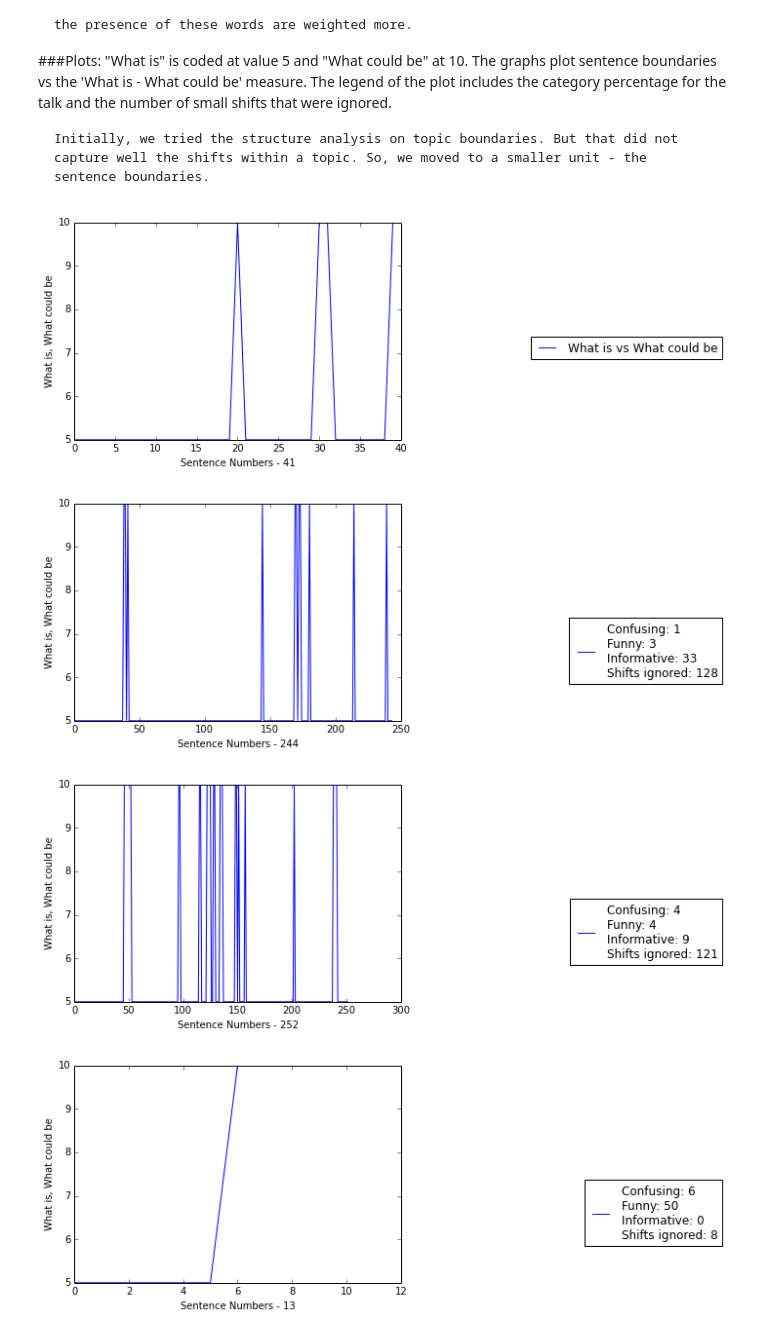
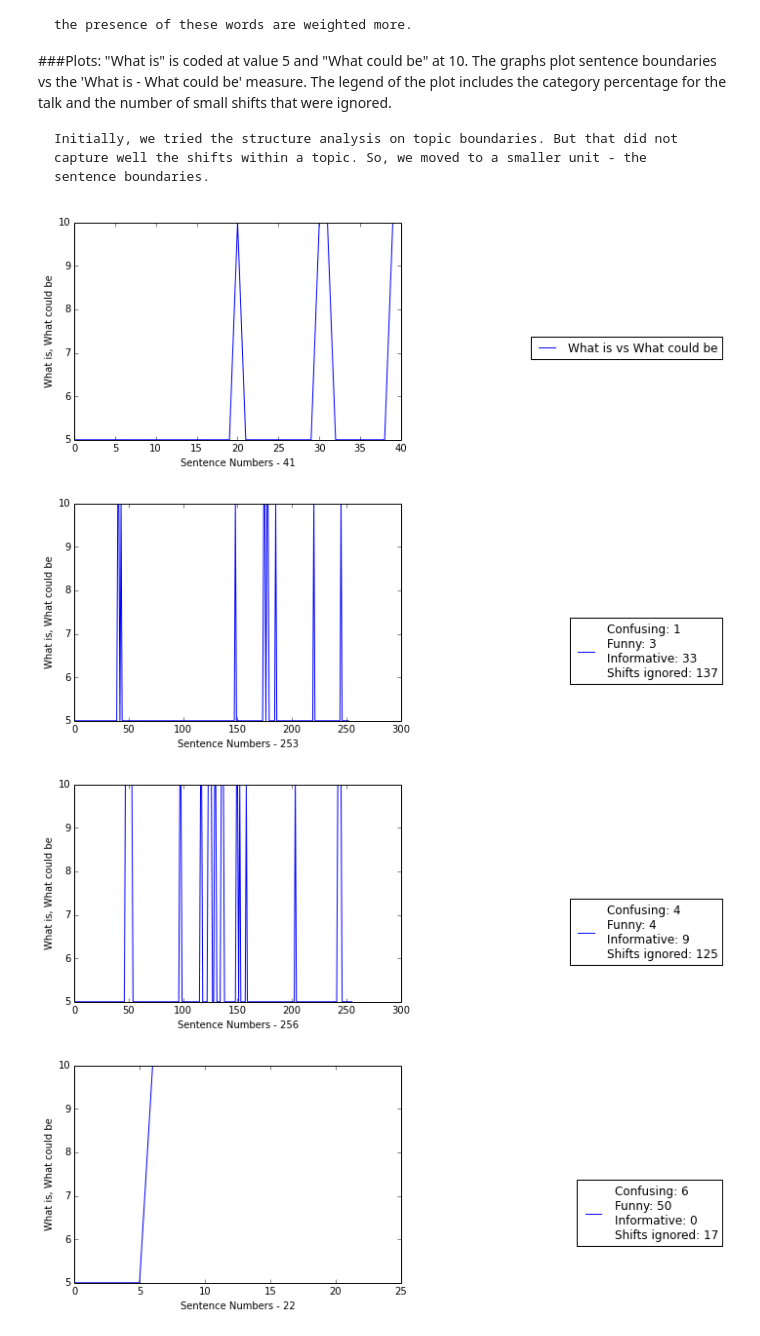
Before and after one commit to RahulJKVerma/NLP_Final_Project, a Jupyter notebook: notebooks/Master Notebook-Final version.ipynb, the cells around one changed output. Drawn from its saved outputs; the diff is of its cells as text; code cells hidden in the pictures.

```diff
--- a/notebooks/Master Notebook-Final version.ipynb
+++ b/notebooks/Master Notebook-Final version.ipynb
@@ -748,14 +741,18 @@ THIRD_PERSON = ["it", "they", "their"]
 
     Initially, we tried the structure analysis on topic boundaries. But that did not capture well the shifts within a topic. So, we moved to a smaller unit - the sentence boundaries.
 # %%
+tagged_sentences = list()
+for talk in para_words_tagged:
+    tagged_sentences.append([sent for para in talk for sent in para])
+
 talks = [
         (-1, tagged),               # Sample Jolie talk picked from http://www.duarte.com/blog/category/speech-analysis/
-        (12, tagged_sents[12]),     # Informative : 33 vs confusing: 1 vs Funny 3
-        (144, tagged_sents[144]),   # Informative : 9 vs confusing: 4 vs Funny 4
-        (151, tagged_sents[151]),   # Informative : 0 vs confusing: 50 vs Funny 6
-        (162, tagged_sents[162]),   # Informative : 25 vs confusing: 0 vs Funny 3
-        (75, tagged_sents[75]),
-        (129, tagged_sents[129]),    #Inspiring
+        (12, tagged_sentences[12]),     # Informative : 33 vs confusing: 1 vs Funny 3
+        (144, tagged_sentences[144]),   # Informative : 9 vs confusing: 4 vs Funny 4
+        (151, tagged_sentences[151]),   # Informative : 0 vs confusing: 50 vs Funny 6
+        (162, tagged_sentences[162]),   # Informative : 25 vs confusing: 0 vs Funny 3
+        (75, tagged_sentences[75]),
+        (129, tagged_sentences[129]),    #Inspiring
         ]
 
 trends = [10,5]
@@ -773,52 +770,41 @@ def verb_tense(sent):
         loop_pres = []
     return len(loop_pres) - len(loop_future)
 
-def pronouns(sent):
-    loop_first = list()
-    loop_rest = list()
-    for w,t in sent:
-        if w .lower() in FIRST_PERSON_SINGULAR or w in FIRST_PERSON_SINGULAR:
-            loop_first.append(w)
-        elif w.lower() in SECOND_PERSON:
-            loop_rest.append(w)
-#     print loop_first, loop_rest
-
 for index, talk in talks:
     isPresent = None
     small_shift = 0
     trend_list = list()
     for sent in talk:
         present_index = verb_tense(sent)
-        pronouns(sent)
         if isPresent is None:
             if present_index >= 0:
                 isPresent = 1
             else:
                 isPresent = 0
         if abs(present_index) < 2:
             small_shift += 1
             pass
         elif isPresent == 1 and present_index < 0:
             isPresent = 0
         elif isPresent == 0 and present_index > 0:
             isPresent = 1
 #         if isPresent == 0:
 #             print "\t\t\t\t",
 #         print ' '.join([w for w,t in sent])
         trend_list.append(trends[isPresent])
     x = range(len(talk))
     label_text = "What is vs What could be"
     if index != -1:
         label_text = "Confusing: " + confusing_y[index] + "\nFunny: " + funny_y[index] + "\nInformative: " + informative_y[index] + \
                 "\nShifts ignored: "  + str(small_shift)
     pylab.xlabel("Sentence Numbers - " + str(len(talk)))
     pylab.ylabel("What is, What could be")
     ax = pylab.subplot(111)
     pylab.plot(x, trend_list, label= label_text)
     ax.legend(bbox_to_anchor=(2, 0.5))
     pylab.show()
 # %% [output]
 [figure]
-[figure, old version]
+[figure, new version]
-[figure, old version]
+[figure, new version]
-[figure, old version]
+[figure, new version]
```
Also changed, not shown: parts of 13 cells of this notebook.
